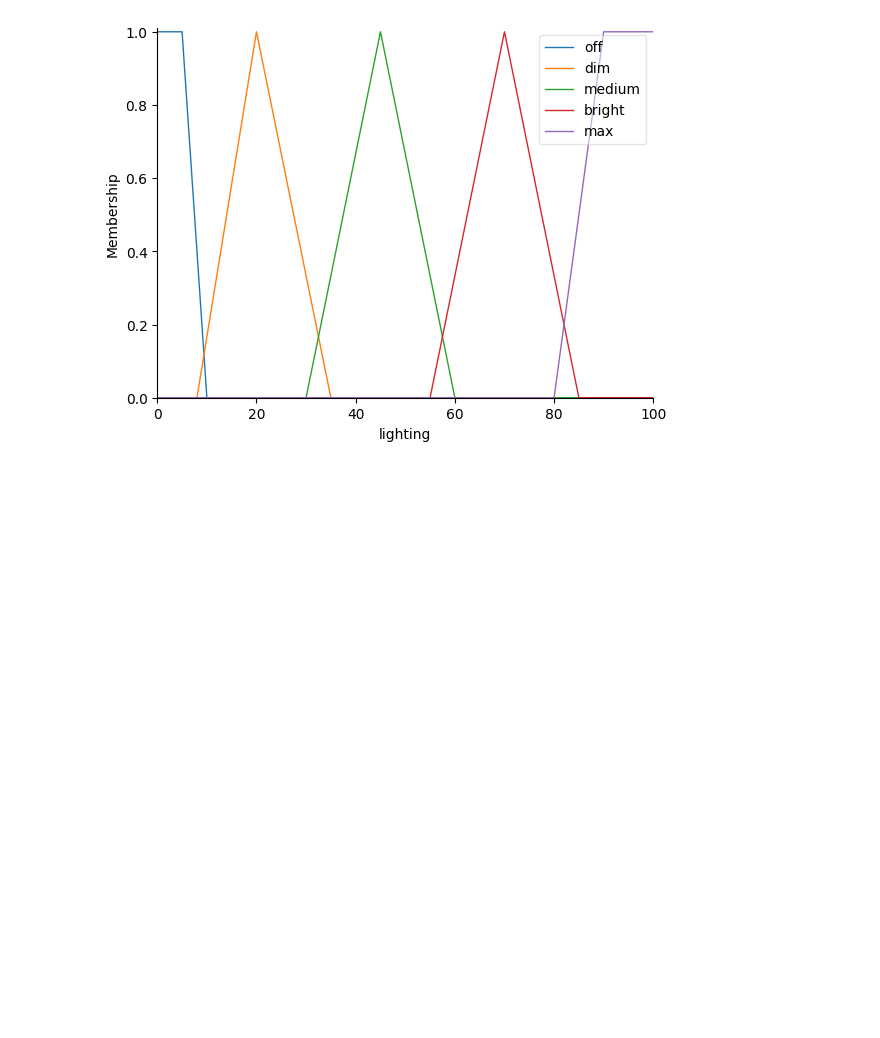
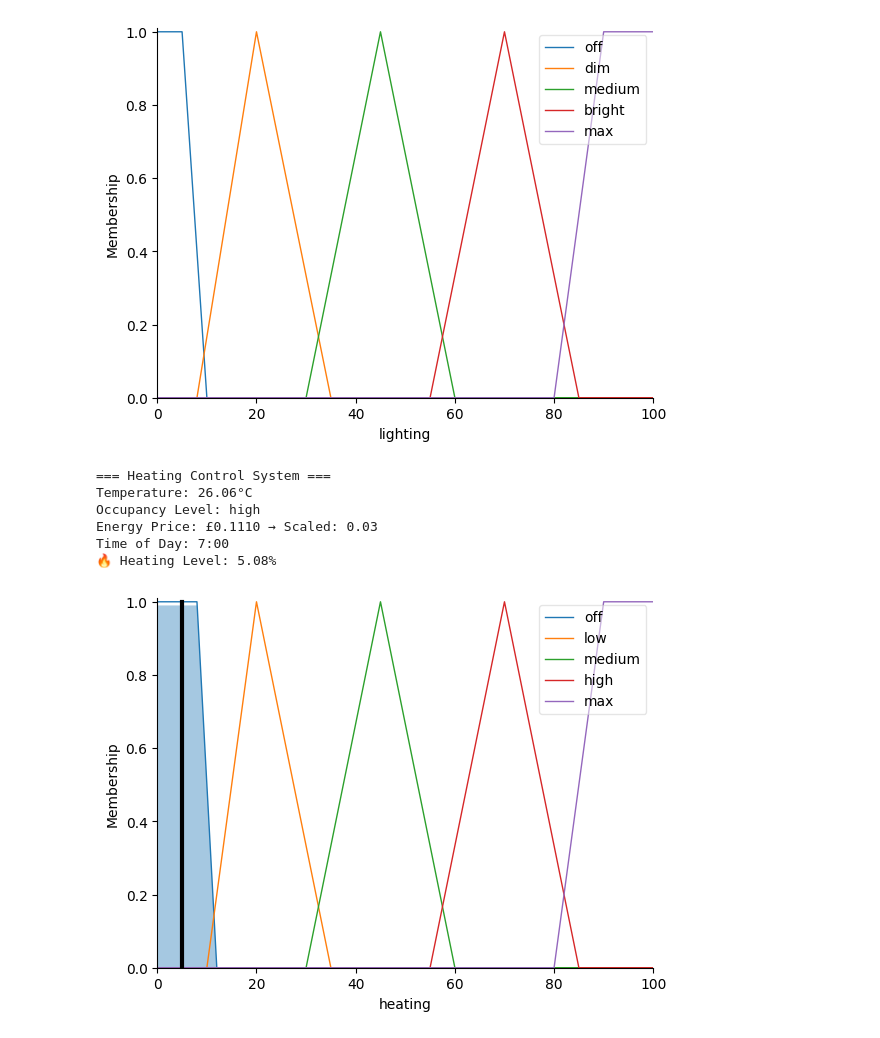
Before and after one commit to cimem37/CO653-Home-system-collaborative, a Jupyter notebook: home system fuzzy collaborative.ipynb, the cells around one changed output. Cells and saved outputs as stored; diff of their text form; code cells hidden in the pictures; blank space fills up the shorter version.

Commit message:
heating control experimental

```diff
--- a/home system fuzzy collaborative.ipynb
+++ b/home system fuzzy collaborative.ipynb
@@ -361,3 +361,59 @@ rule_l10 = ctrl.Rule((time_of_day['late_night'] | time_of_day['night']) & occupa
 
 #Late gethering exception
 rule_l12 = ctrl.Rule((time_of_day['evening'] | time_of_day['late_night']) & occupancy['high'] & energy_price['very_low'], lighting['medium'])
+# %%
+print("=== Heating Control System ===")
+
+# 1. Group all heating rules
+heating_rules = [
+    rule_h1, rule_h2, rule_h3, rule_h4, rule_h5,
+    rule_h6, rule_h7, rule_h8, rule_h9, rule_h10
+]
+
+# 2. Create control system and simulation
+heating_ctrl = ctrl.ControlSystem(heating_rules)
+heating_sim = ctrl.ControlSystemSimulation(heating_ctrl)
+
+# 3. Get current occupancy string from function
+current_minute = datetime.datetime.now().minute
+occupancy_str = get_occupancy(current_hour, current_minute)
+
+# Convert occupancy string to numeric level for fuzzy input
+occupancy_map = {'low': 0, 'medium': 1, 'high': 2}
+occupancy_level = occupancy_map[occupancy_str]
+
+# 4. Get raw energy price and scale it
+raw_energy_price = get_energy_price()  # e.g., 0.1760
+
+# Scale energy price for fuzzy logic (assuming £0.10–£0.50 range)
+energy_price_scaled = np.clip((raw_energy_price - 0.10) / 0.40, 0, 1)
+
+
+# 5. Assign inputs
+heating_sim.input['temperature'] = current_temp
+heating_sim.input['occupancy'] = occupancy_level
+heating_sim.input['energy_price'] = energy_price_scaled
+
+
+# 6. Compute result
+heating_sim.compute()
+
+# 7. Output
+print(f"Temperature: {current_temp}°C")
+print(f"Occupancy Level: {occupancy_str}")
+print(f"Energy Price: £{raw_energy_price:.4f} → Scaled: {round(energy_price_scaled, 2)}")
+
+print(f"Time of Day: {current_hour}:00")
+print(f"🔥 Heating Level: {round(heating_sim.output['heating'], 2)}%")
+
+# 8. Optional: View fuzzy result
+heating.view(sim=heating_sim)
+plt.show()
+# %% [output]
+=== Heating Control System ===
+Temperature: 26.06°C
+Occupancy Level: high
+Energy Price: £0.1110 → Scaled: 0.03
+Time of Day: 7:00
+🔥 Heating Level: 5.08%
+[figure, added]
```
